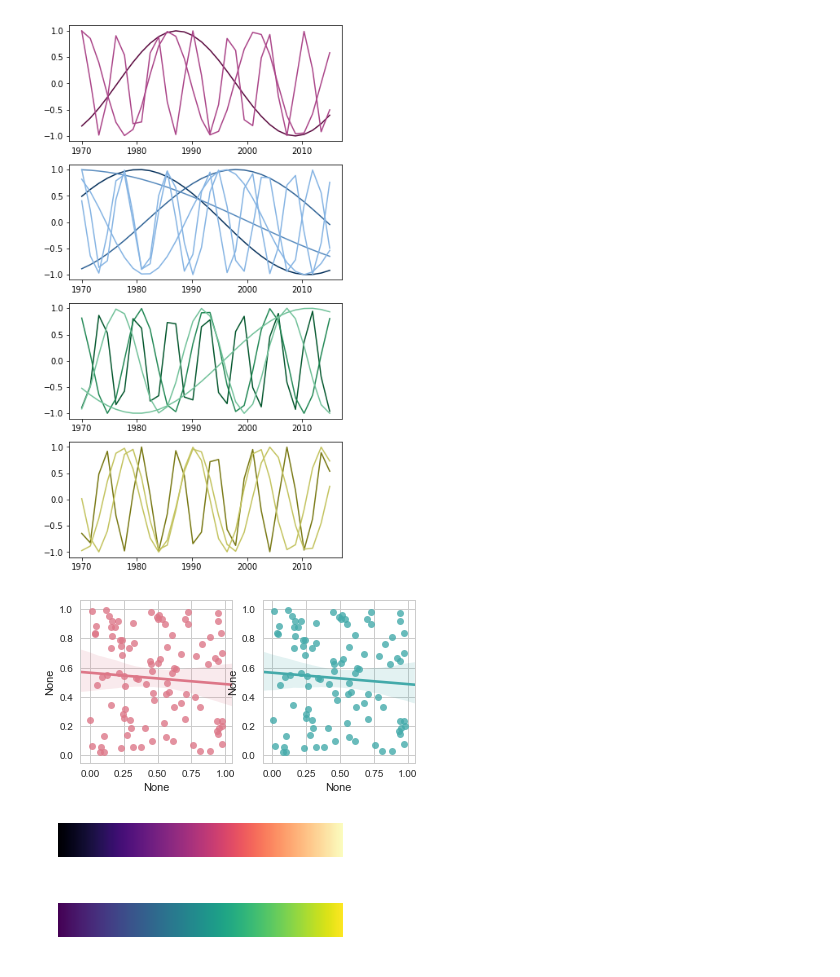
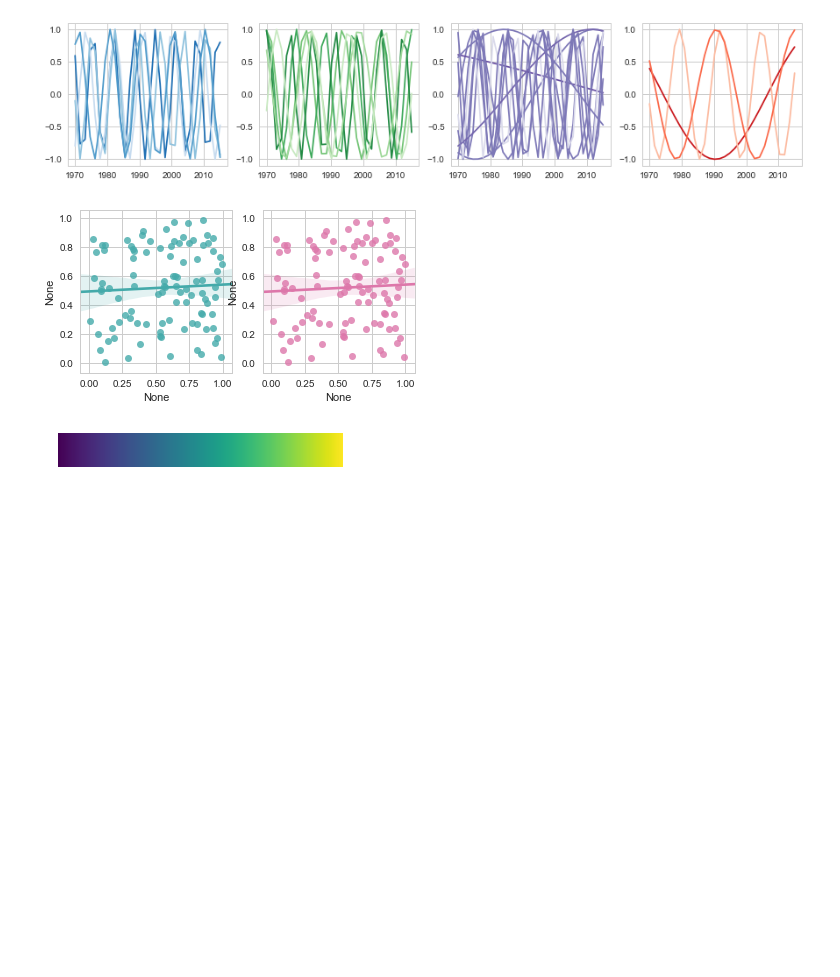
Before and after one commit to blab/dengue-antigenic-dynamics, a Jupyter notebook: figures/colors.ipynb, the cells around one changed output. Cells and saved outputs as stored; diff of their text form; code cells hidden in the pictures; blank space fills up the shorter version.

```diff
--- a/figures/colors.ipynb
+++ b/figures/colors.ipynb
@@ -45,26 +45,3 @@ for name, clades in mrcas.items():
     else:
         clade_name.update({ clade: name for clade in clades})
 pickle.dump(clade_name, open('./names.p', 'wb'))
-# %%
-colors = {
-'cmap': 'magma_r',
-'denv1': '#AA4488',
-'denv2': '#4477AA',
-'denv3': '#44AA77',
-'denv4': '#AAAA44',
-
-'all_effects': '#DD7788',
-'interserotype_effects': '#44AAAA'
-}
-
-genotypes = { s : [ g for g in clade_name.values() if g.startswith(s) and len(g) > 5] for s in ['DENV1', 'DENV2', 'DENV3', 'DENV4'] }
-
-for serotype, genotypes in genotypes.items():
-    start_color = colors[serotype.lower()]
-    color_list = sns.light_palette(start_color, n_colors=len(genotypes)+4)[2:-2]
-
-#     colors['%s_ramp'%serotype.lower()] = palette
-    for gt, c in zip(sorted(genotypes), color_list):
-        colors[gt] = c
-
-pickle.dump(colors, open('./colors.p', 'wb'))
@@ -71,49 +91,40 @@ pickle.dump(colors, open('./colors.p', 'wb'))
 # %%
 ## Demo serotype colors
-fig, axes = plt.subplots(4,1, figsize=(6,12))
-for serotype, ax in zip(['denv1_ramp', 'denv2_ramp', 'denv3_ramp', 'denv4_ramp'], axes.flatten()):
-    cmap = colors[serotype]
-    for i in range(n_genotypes[serotype]):
+fig, axes = plt.subplots(1,4, figsize=(15,3))
+
+
+for serotype, ax in zip(['DENV1', 'DENV2', 'DENV3', 'DENV4'], axes.flatten()):
+    gt = genotypes[serotype]
+    for g in gt:
         x = pd.Series(np.linspace(1970, 2015, 30))
         factor=random.random()
         y = pd.Series([np.sin(xi*factor) for xi in x])
-        ax.plot(x,y,c=cmap(1./(i+1.)))
+        ax.plot(x,y,c=colors[g])
 
 plt.show()
 
 ## Demo all-effects vs. interserotype-effects colors
 x = pd.Series([random.random() for x in range(100)])
 y = pd.Series([random.random() for y in range(100)])
 
 sns.set(style='whitegrid')
 
 fig, axes = plt.subplots(1,2, figsize=(6,3))
 sns.regplot(x,y,color=colors['all_effects'], ax=axes[0])
 sns.regplot(x,y, color=colors['interserotype_effects'], ax=axes[1])
 plt.show()
 
 
 ## Demo titer cmap
 fig, ax = plt.subplots(1, figsize=(5,0.5))
 fig.subplots_adjust(top=0.95, bottom=0.01, left=0.2, right=0.99)
 
 gradient = np.linspace(0, 1, 256)
 gradient = np.vstack((gradient, gradient))
-ax.imshow(gradient, aspect='auto', cmap=plt.get_cmap('magma'))
-ax.set_axis_off()
-plt.show()
-
-
-fig, ax = plt.subplots(1, figsize=(5,0.5))
-fig.subplots_adjust(top=0.95, bottom=0.01, left=0.2, right=0.99)
-
-gradient = np.linspace(0, 1, 256)
-gradient = np.vstack((gradient, gradient))
 ax.imshow(gradient, aspect='auto', cmap=plt.get_cmap(colors['cmap']))
 ax.set_axis_off()
 plt.show()
 # %% [output]
-[figure, old version]
+[figure, new version]
-[figure, old version]
+[figure, new version]
-[figure, old version]
+[figure, new version]
-[figure, removed]
```
Also changed, not shown: parts of 3 cells of this notebook.
